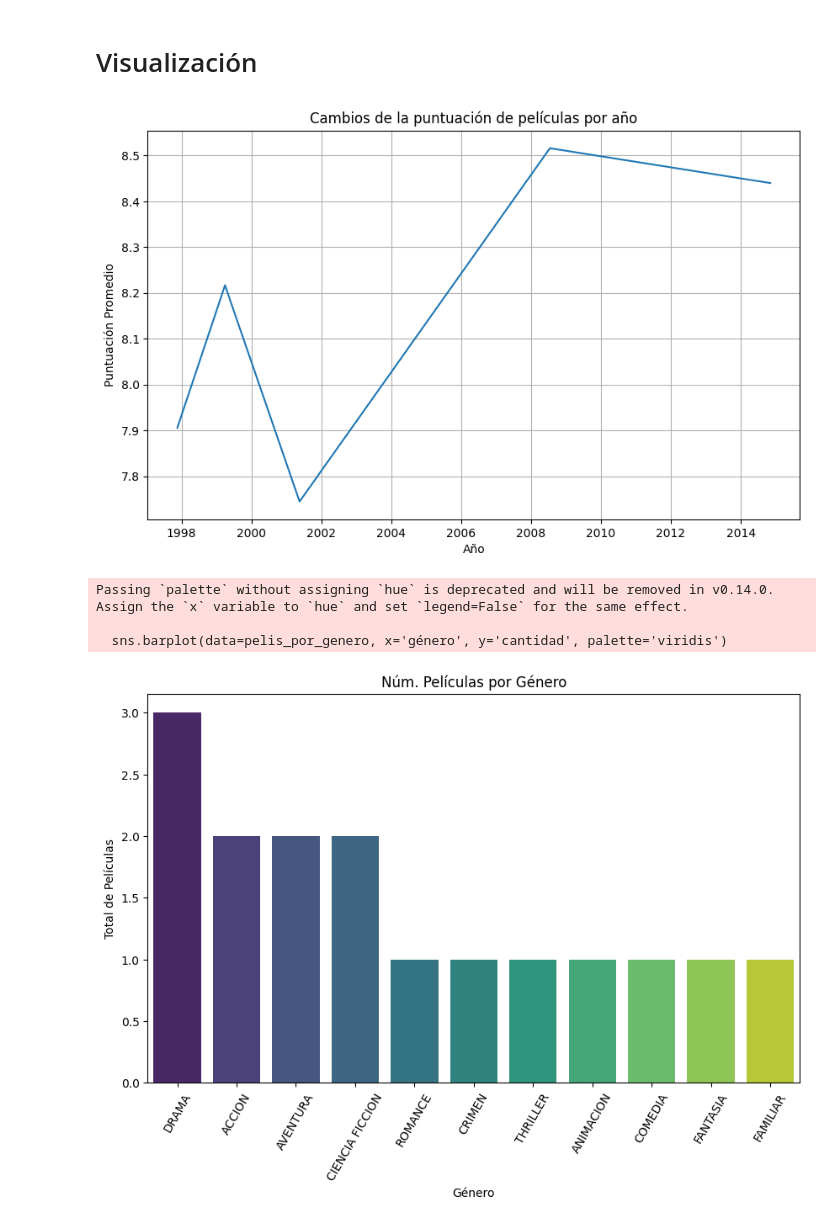
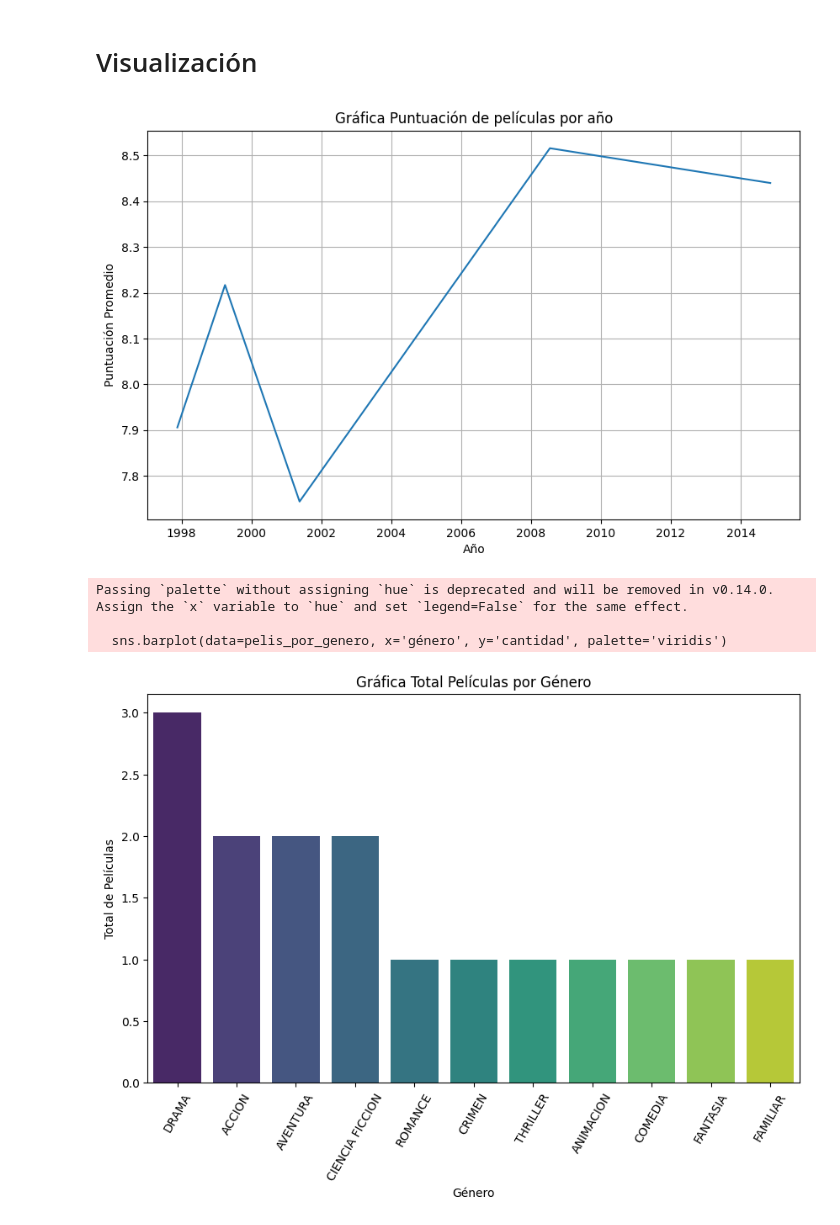
Before and after one commit to earo12/API-example, a Jupyter notebook: API_Movie.ipynb, the cells around one changed output. Drawn from its saved outputs; the diff is of its cells as text; code cells hidden in the pictures.

```diff
--- a/API_Movie.ipynb
+++ b/API_Movie.ipynb
@@ -372,3 +382,5 @@ df_concatenado['género'] = df_concatenado['género'].apply(map_genres)
 
 # MUY IMPORTANTE: el género viene en el JSON como una lista, por eso tiene los corchetes cuadrados, aquí no estaba muy seguro si dejarlos como lista (sin corchetes)
 # o bien, separarlos,
+# Renombro "año" por "fecha_lanzamiento"
+df_concatenado = df_concatenado.rename(columns={'año':'fecha_lanzamiento'})
@@ -424,7 +407,7 @@ df_exploded.dtypes
 dtype: object
 # %%
 # Transformamos al valor correcto de data:
-df_exploded['año'] = pd.to_datetime(df_exploded['año'])
+df_exploded['fecha_lanzamiento'] = pd.to_datetime(df_exploded['fecha_lanzamiento'])
 
 # A su vez, es buena práctica dejar todo con mayúsculas (o todo con minúsculas)
 df_exploded['título'] = df_exploded['título'].str.upper()
@@ -607,19 +572,19 @@ sinopsis_por_genero.sort_values(by='longitud_sinopsis', ascending=False)
 
 
 # Calculamos la puntuación promedio por año
-promedio_anual = df_exploded.groupby('año')['puntuación'].mean().reset_index()
+promedio_anual = df_exploded.groupby('fecha_lanzamiento')['puntuación'].mean().reset_index()
 # %%
 
 # Para luego crear el gráfico de líneas
 plt.figure(figsize=(10, 6))
-sns.lineplot(data=promedio_anual, x='año', y='puntuación')
+sns.lineplot(data=promedio_anual, x='fecha_lanzamiento', y='puntuación')
 plt.title('Gráfica Puntuación de películas por año')
 plt.xlabel('Año')
 plt.ylabel('Puntuación Promedio')
 plt.grid(True)
 plt.show()
 # %% [output]
-[figure, old version]
+[figure, new version]
 # %%
 # Del gráfico anterior, podemos ver que el año 2001 no fue un buen año del cine (al parecer Shrek no fue tan bien recibida)
 # Sin embargo, para el estreno de The Dark Knight el público la recibió muy bien
@@ -642,7 +607,7 @@ plt.show()
 Passing `palette` without assigning `hue` is deprecated and will be removed in v0.14.0. Assign the `x` variable to `hue` and set `legend=False` for the same effect.
 
   sns.barplot(data=pelis_por_genero, x='género', y='cantidad', palette='viridis')
-[figure, old version]
+[figure, new version]
 # %%
 # Del gráfico anterior, notamos que la gran mayoría de las películas que escogimos son del género DRAMA
 # Esto podría deberse a que hay, aunque sea poco, drama en muchas películas
```
Also changed, not shown: parts of 56 cells of this notebook.
